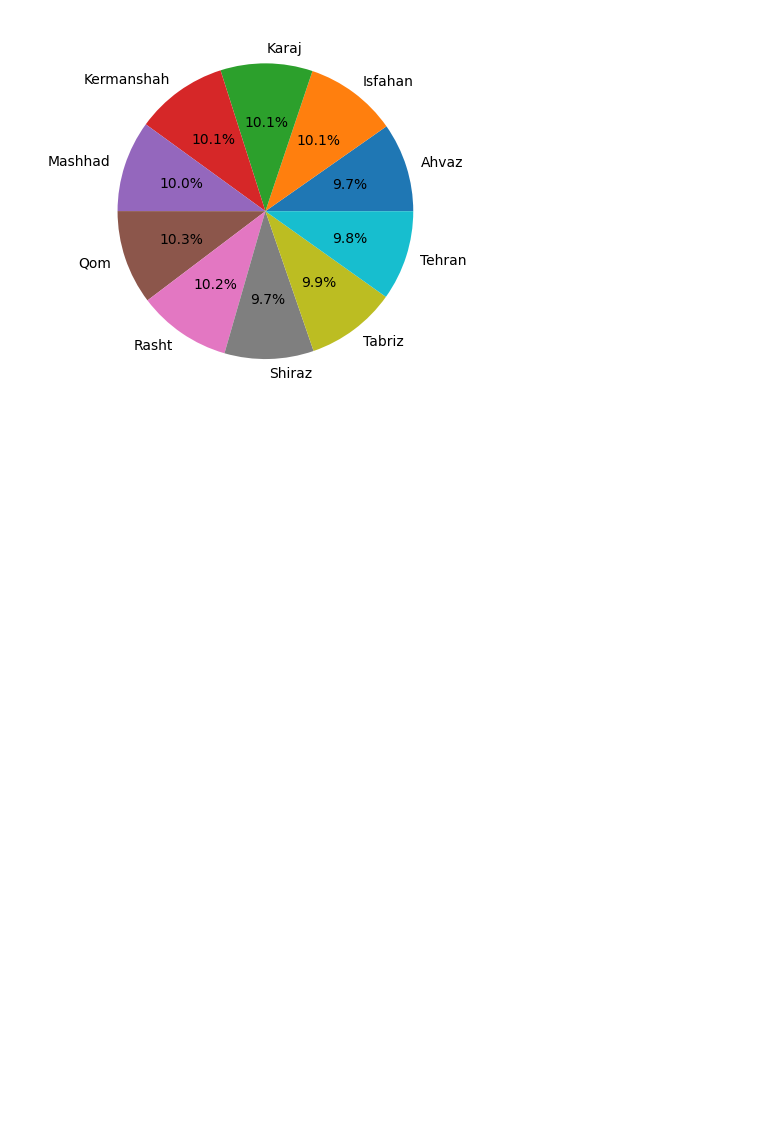
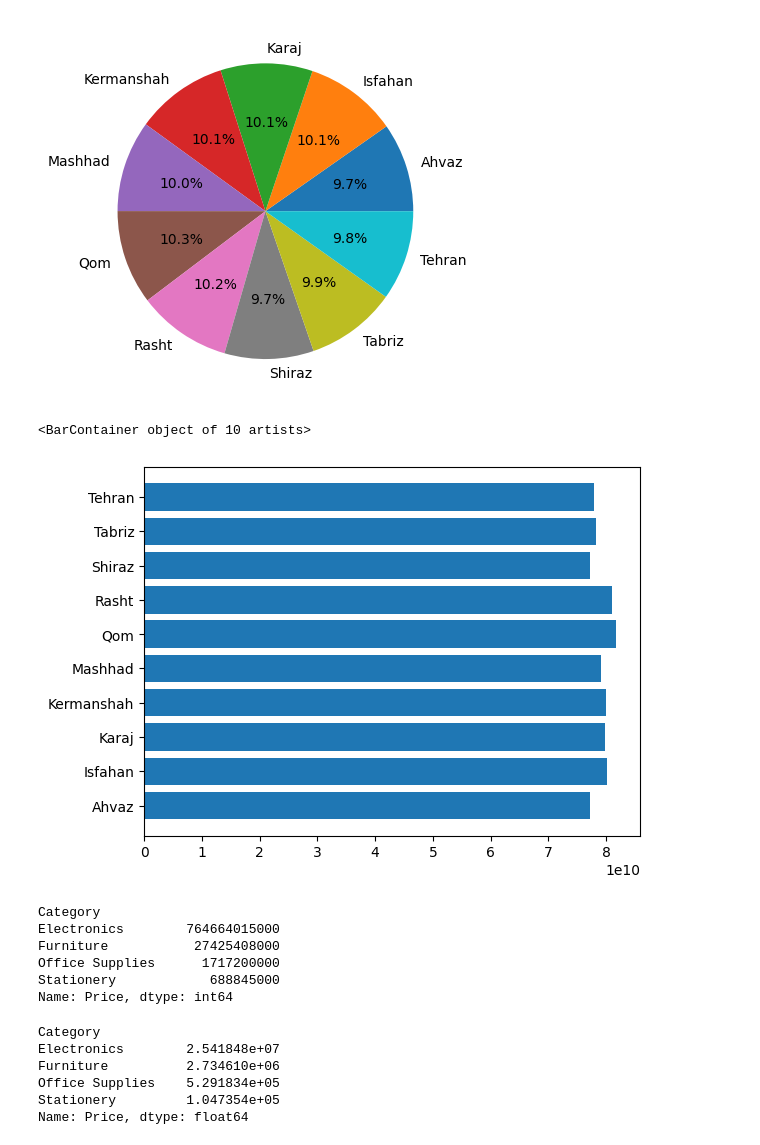
Before and after one commit to aminrahkan/sales-data-analysis, a Jupyter notebook: excercise 1 .ipynb, the cells around one changed output. Cells and saved outputs as stored; diff of their text form; code cells hidden in the pictures; blank space fills up the shorter version.

Commit message:
sales Percat sum and mean

```diff
--- a/excercise 1 .ipynb
+++ b/excercise 1 .ipynb
@@ -284,3 +284,8 @@ plt.pie(salesPerCities.values,labels=salesPerCities.index,autopct='%1.1f%%')
   Text(0.35945870276880065, -0.48040549643376373, '9.9%'),
   Text(0.5715746582042986, -0.182489479419059, '9.8%')])
 [figure]
+# %%
+plt.barh(salesPerCities.index,salesPerCities.values)
+# %% [output]
+<BarContainer object of 10 artists>
+[figure, added]
@@ -286,0 +295,18 @@ plt.pie(salesPerCities.values,labels=salesPerCities.index,autopct='%1.1f%%')
+# %%
+salesPerCat_sum
+# %% [output]
+Category
+Electronics        764664015000
+Furniture           27425408000
+Office Supplies      1717200000
+Stationery            688845000
+Name: Price, dtype: int64
+# %%
+salesPerCat_mean
+# %% [output]
+Category
+Electronics        2.541848e+07
+Furniture          2.734610e+06
+Office Supplies    5.291834e+05
+Stationery         1.047354e+05
+Name: Price, dtype: float64
```
Also changed, not shown: parts of 2 cells of this notebook.
